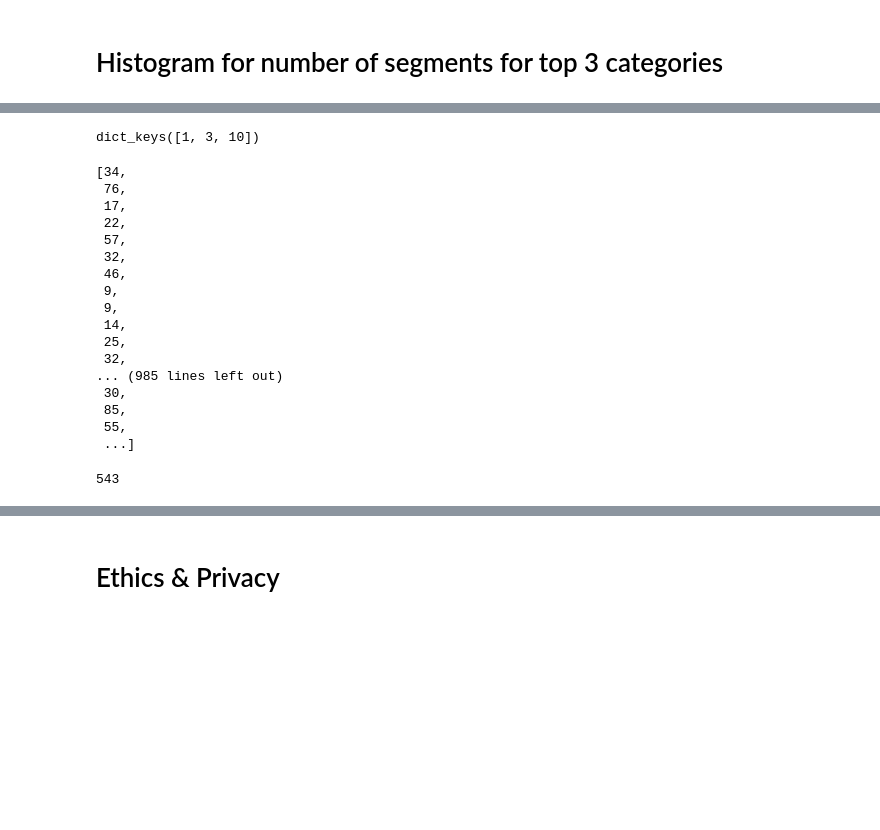
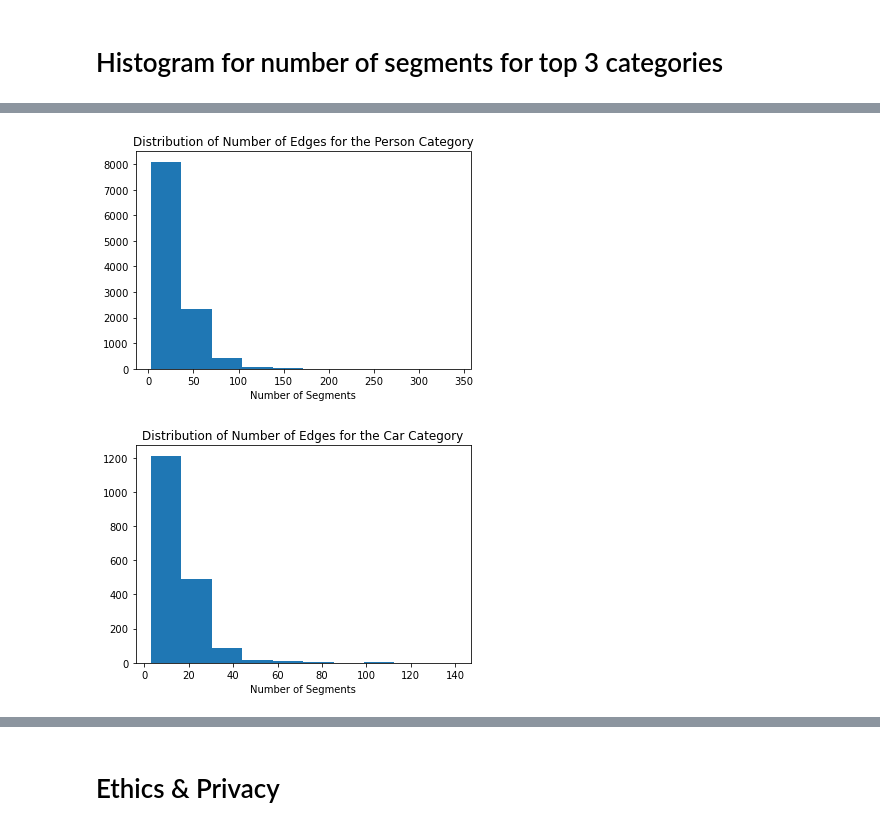
Before and after one commit to COGS118A/Group048-Sp22, a Jupyter notebook: Checkpoint_group048.ipynb, the cells around one changed output, grey strips where cells are left out. Drawn from its saved outputs; the diff is of its cells as text; code cells hidden in the pictures; blank space fills up the shorter version.

```diff
--- a/Checkpoint_group048.ipynb
+++ b/Checkpoint_group048.ipynb
@@ -196,28 +214,12 @@ Done with image: 5000
-# %%
-segs_dict.keys()
-# %% [output]
-dict_keys([1, 3, 10])
-# %%
-segs_dict[1]
-# %% [output]
-[34,
- 76,
- 17,
- 22,
- 57,
- 32,
- 46,
- 9,
- 9,
- 14,
- 25,
- 32,
-... (985 lines left out)
- 30,
- 85,
- 55,
- ...]
-# %%
-len(segs_dict[10])
-# %% [output]
-543
+# %%
+plt.hist(segs_dict[1])
+plt.xlabel('Number of Segments')
+plt.title('Distribution of Number of Edges for the Person Category');
+# %% [output]
+[figure, added]
+# %%
+plt.hist(segs_dict[3])
+plt.xlabel('Number of Segments')
+plt.title('Distribution of Number of Edges for the Car Category');
+# %% [output]
+[figure, added]
```
Also changed, not shown: parts of 15 cells of this notebook.
